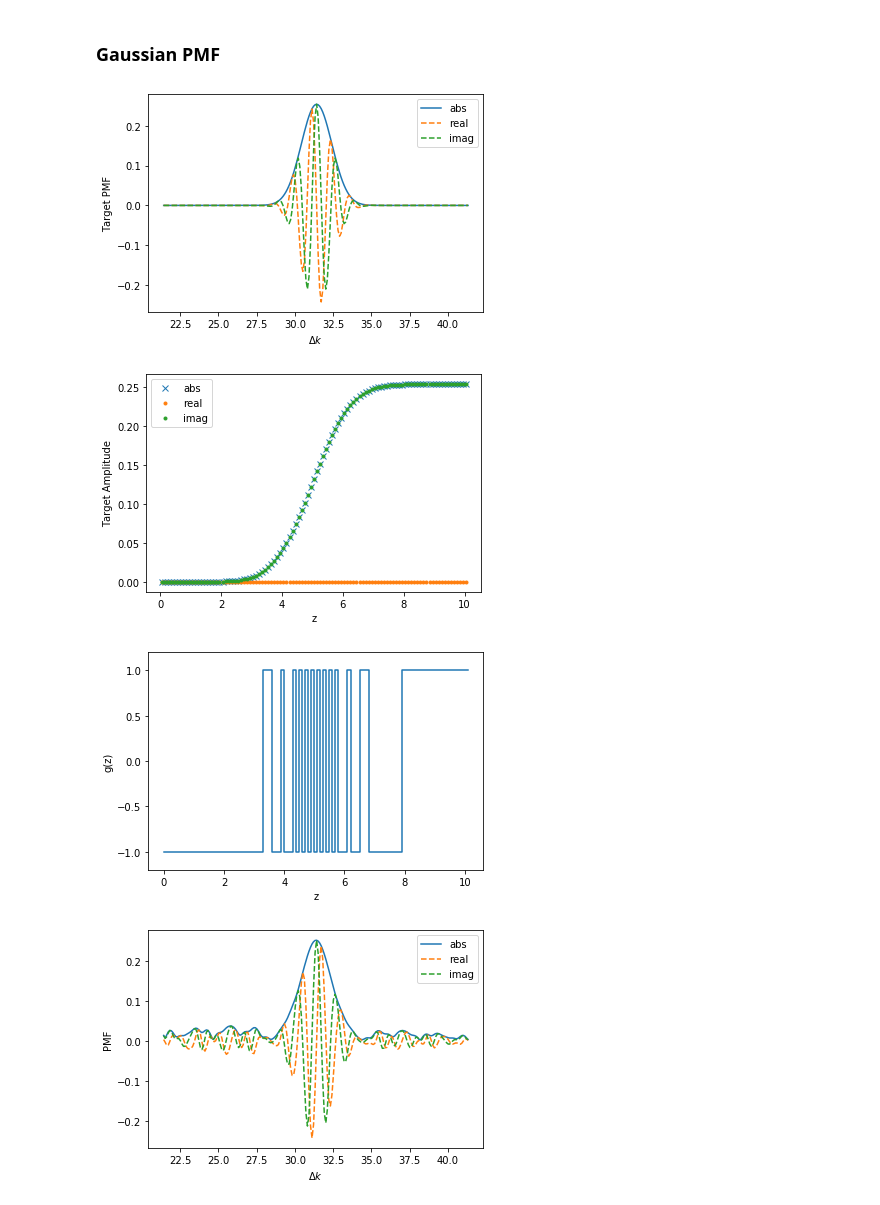
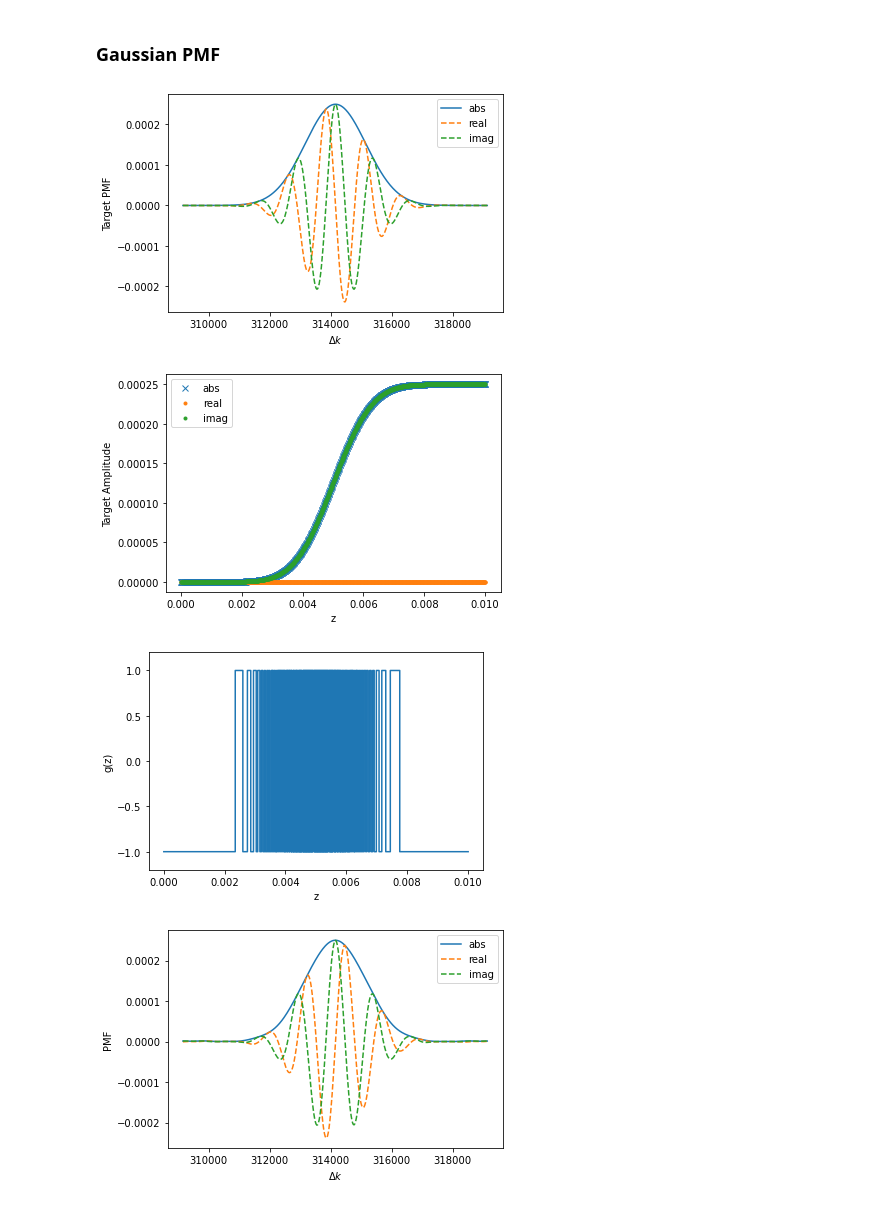
Before and after one commit to abranczyk/custom-poling, a Jupyter notebook: Tutorial 3 - Customizing a crystal.ipynb, the cells around one changed output. Drawn from its saved outputs; the diff is of its cells as text; code cells hidden in the pictures.

```diff
--- a/Tutorial 3 - Customizing a crystal.ipynb
+++ b/Tutorial 3 - Customizing a crystal.ipynb
@@ -10,14 +10,15 @@ from custom_poling.core.target import Target
 from custom_poling.core.custom_crystal import CustomCrystal
 # %%
 # Crystal properties
-domain_width = 0.1
+domain_width = 10.0e-6
 number_domains = 1000
 L = number_domains * domain_width
 k0 = np.pi / domain_width
 
 # Numerical integration parameters
-dk = 0.1
-k_array = np.arange(k0-10,k0+10,dk)
+k_range = 100/L
+dk = k_range/401
+k_array = np.arange(k0-k_range/2,k0+k_range/2,dk)
 # %% [markdown]
 ### Sinc PMF
 # %%
@@ -55,28 +63,30 @@ custom_crystal_sinc.plot_pmf()
 # %%
 # Create a custom crystal object
 custom_crystal_gauss = CustomCrystal(domain_width,number_domains)
 domain_middles_gauss = custom_crystal_gauss.domain_middles
 
 #Define and plot the target function
-std = L/10.
-target_pmf_gauss = lambda k:1j*std*np.sqrt(2)/(np.pi*np.sqrt(np.pi))*np.exp(-(k-k0)**2/(2*std**2))*np.exp(1j * L/2 * k)
+std = 10/L
+height = 0.00025
+target_pmf_gauss = lambda k:1j*height*np.exp(-(k-k0)**2/(2*std**2))*np.exp(1j * L/2 * k)
+# target_pmf_gauss =lambda k:-(1j*2/(np.pi**2)) * np.sin((k-k0) * L/2)*np.exp(1j * L/2 * (k-k0))/(k-k0)
 target_gauss = Target(target_pmf_gauss,k_array)
 target_gauss.plot_pmf()
 
 # Compute and plot the target amplitude
 target_amplitude_gauss = target_gauss.compute_amplitude(k0,domain_middles_gauss)
 target_gauss.plot_amplitude()
 
 # Compute and plot the custom domains
 custom_domains_gauss = custom_crystal_gauss.compute_domains(target_amplitude_gauss,k0)
 custom_crystal_gauss.plot_domains()
 
 # Compute and plot the PMF for the cystomized crystal
 
 custom_crystal_gauss.compute_pmf(k_array)
 custom_crystal_gauss.plot_pmf()
 # %% [output]
-[figure, old version]
+[figure, new version]
-[figure, old version]
+[figure, new version]
-[figure, old version]
+[figure, new version]
-[figure, old version]
+[figure, new version]
```
Also changed, not shown: parts of 6 cells of this notebook.
